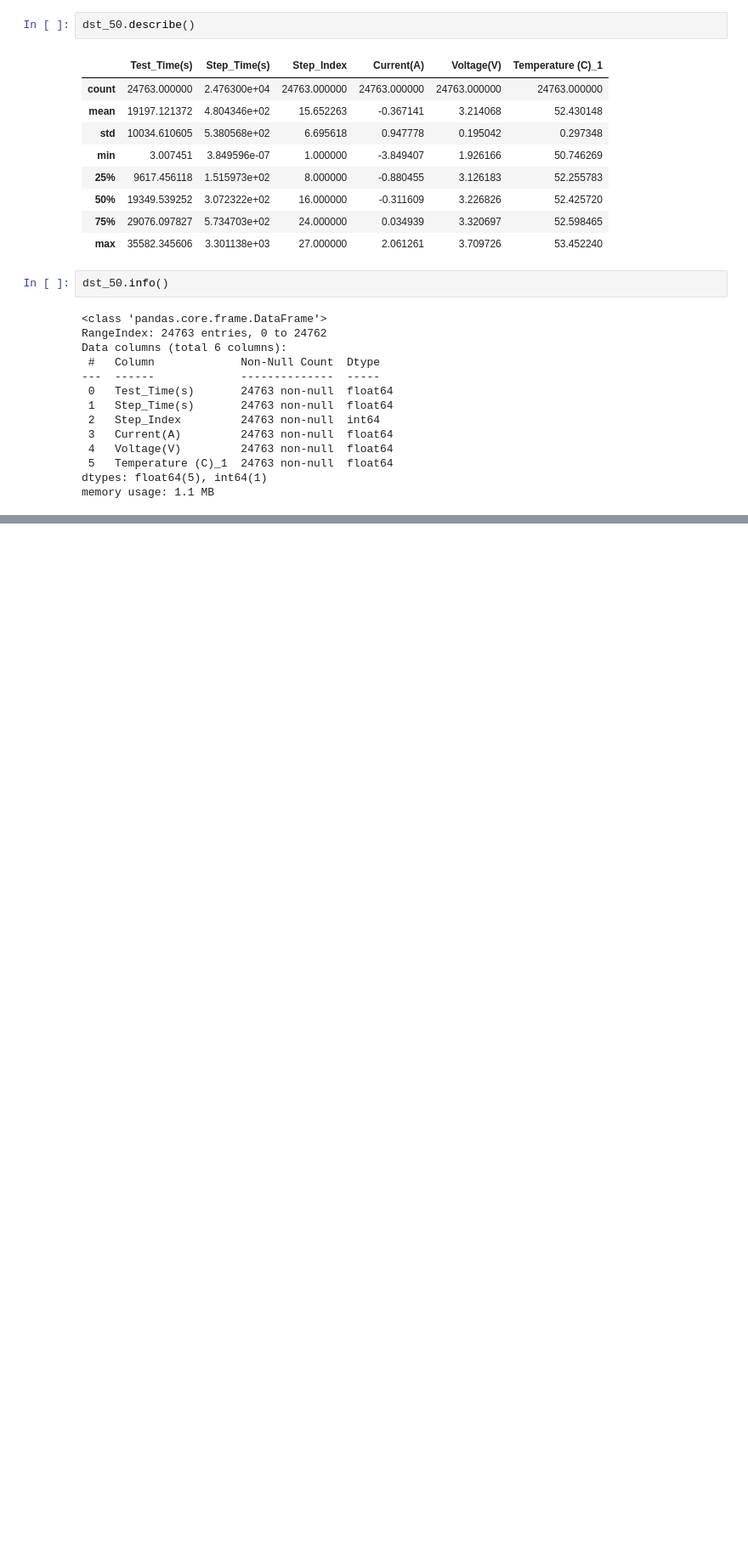
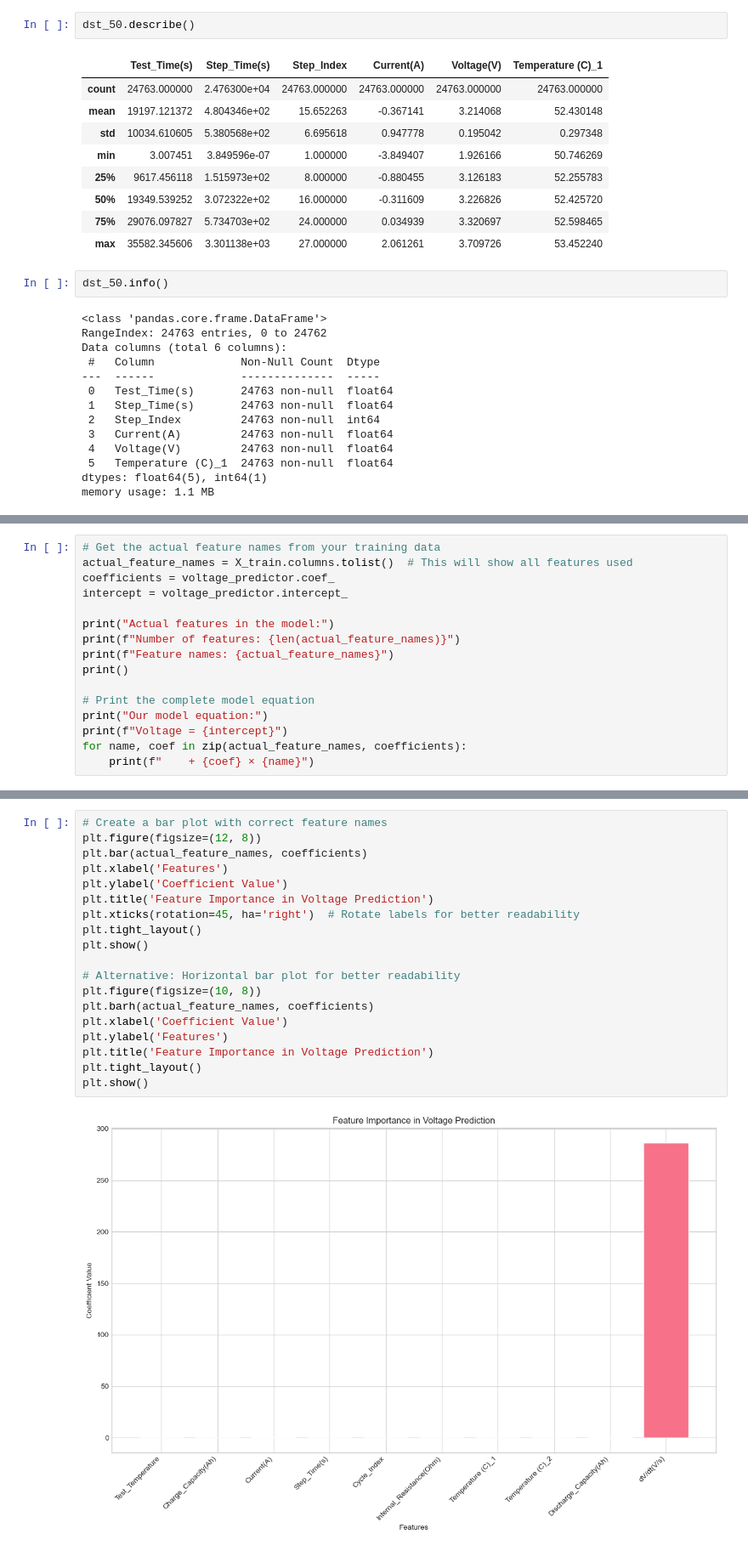
Before and after one commit to Jai-Kumar786/Machine_Learning_and_Alogorithms, a Jupyter notebook: 05-19-2025 Scikit-Learn with A123 Battery Data .ipynb, the cells around one changed output, grey strips where cells are left out. Shown at 85% size. Drawn from its saved outputs; the diff is of its cells as text; blank space fills up the shorter version.

```diff
--- a/05-19-2025 Scikit-Learn with A123 Battery Data .ipynb
+++ b/05-19-2025 Scikit-Learn with A123 Battery Data .ipynb
@@ -764,0 +1284,16 @@ temp_datasets = {
+# %%
+# Get the actual feature names from your training data
+actual_feature_names = X_train.columns.tolist()  # This will show all features used
+coefficients = voltage_predictor.coef_
+intercept = voltage_predictor.intercept_
+
+print("Actual features in the model:")
+print(f"Number of features: {len(actual_feature_names)}")
+print(f"Feature names: {actual_feature_names}")
+print()
+
+# Print the complete model equation
+print("Our model equation:")
+print(f"Voltage = {intercept}")
+for name, coef in zip(actual_feature_names, coefficients):
+    print(f"    + {coef} × {name}")
@@ -764,0 +1317,21 @@ temp_datasets = {
+# %%
+# Create a bar plot with correct feature names
+plt.figure(figsize=(12, 8))
+plt.bar(actual_feature_names, coefficients)
+plt.xlabel('Features')
+plt.ylabel('Coefficient Value')
+plt.title('Feature Importance in Voltage Prediction')
+plt.xticks(rotation=45, ha='right')  # Rotate labels for better readability
+plt.tight_layout()
+plt.show()
+
+# Alternative: Horizontal bar plot for better readability
+plt.figure(figsize=(10, 8))
+plt.barh(actual_feature_names, coefficients)
+plt.xlabel('Coefficient Value')
+plt.ylabel('Features')
+plt.title('Feature Importance in Voltage Prediction')
+plt.tight_layout()
+plt.show()
+# %% [output]
+[figure, added]
```
Also changed, not shown: parts of 40 cells of this notebook.
